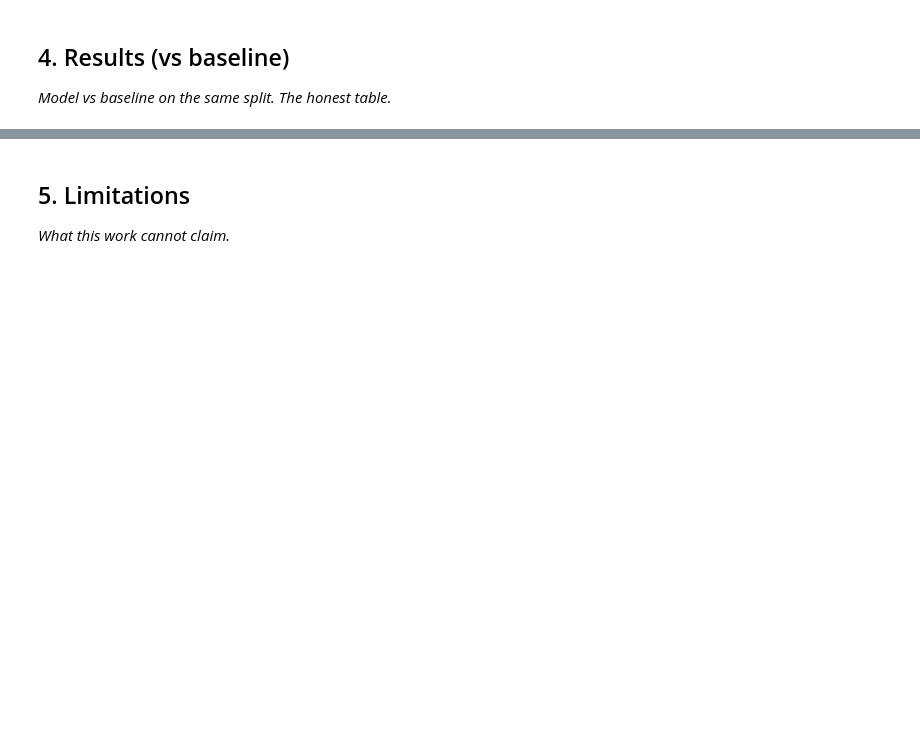
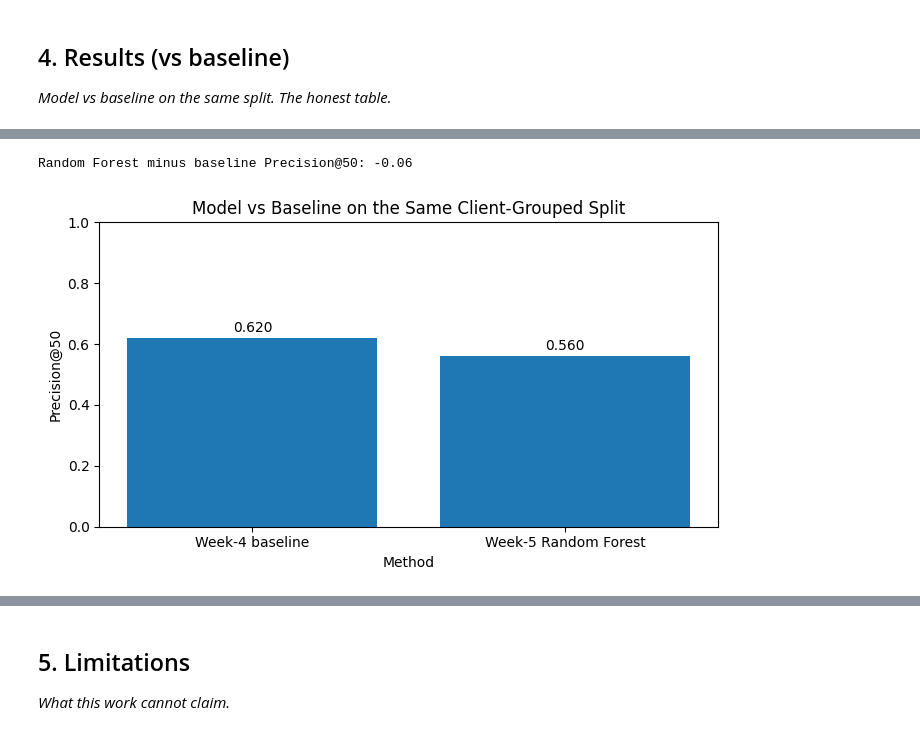
Before and after one commit to MuhammadAhmed196/flyrank-ml-internship, a Jupyter notebook: work/notebooks/capstone.ipynb, the cells around one changed output, grey strips where cells are left out. Saved outputs shown, nothing was run; the diff lists cells and outputs as text; code cells hidden in the pictures; blank space fills up the shorter version.

```diff
--- a/work/notebooks/capstone.ipynb
+++ b/work/notebooks/capstone.ipynb
@@ -24,0 +217,78 @@ This skeleton is yours to fill. Work the sections **in order** — each one has
+# %%
+# ---------------------------------------------------------
+# RESULTS — MODEL VS BASELINE
+# ---------------------------------------------------------
+
+import pandas as pd
+import matplotlib.pyplot as plt
+
+# Verified results from the Week-5/Week-6 evaluation
+results = pd.DataFrame({
+    "method": [
+        "Week-4 baseline",
+        "Week-5 Random Forest"
+    ],
+    "validation": [
+        "Client-grouped holdout",
+        "Client-grouped holdout"
+    ],
+    "Precision@50": [
+        0.620,
+        0.560
+    ]
+})
+
+print("Results on the same client-grouped evaluation split:")
+display(results)
+
+# Difference in Precision@50
+difference = 0.560 - 0.620
+
+print(
+    "\nRandom Forest minus baseline Precision@50:",
+    round(difference, 3)
+)
+
+# ---------------------------------------------------------
+# CHART
+# ---------------------------------------------------------
+
+plt.figure(figsize=(7, 4))
+
+plt.bar(
+    results["method"],
+    results["Precision@50"]
+)
+
+plt.ylabel("Precision@50")
+plt.xlabel("Method")
+plt.title("Model vs Baseline on the Same Client-Grouped Split")
+plt.ylim(0, 1)
+
+for i, value in enumerate(results["Precision@50"]):
+    plt.text(
+        i,
+        value + 0.02,
+        f"{value:.3f}",
+        ha="center"
+    )
+
+plt.tight_layout()
+
+figure_path = "model_vs_baseline_precision_at_50.png"
+plt.savefig(
+    figure_path,
+    dpi=150,
+    bbox_inches="tight"
+)
+
+plt.show()
+
+print("\nFigure saved to:", figure_path)
+
+print(
+    "\nInterpretation: the Week-4 baseline is stronger on this "
+    "evaluation setup because its Precision@50 is 0.620 compared "
+    "with 0.560 for the Random Forest."
+)
+# %% [output]
@@ -24,0 +299,2 @@ This skeleton is yours to fill. Work the sections **in order** — each one has
+Random Forest minus baseline Precision@50: -0.06
+[figure, added]
```
Also changed, not shown: parts of 15 cells of this notebook.
